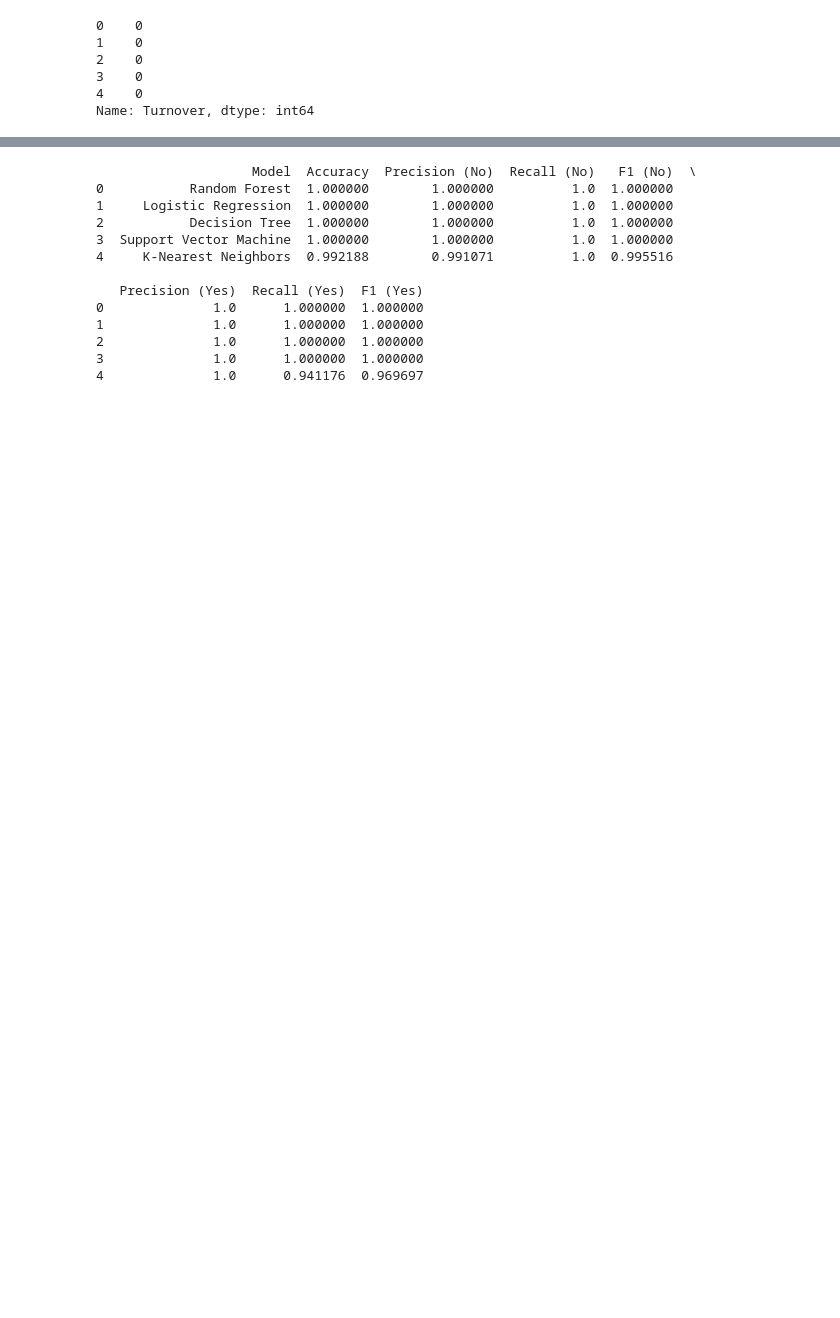
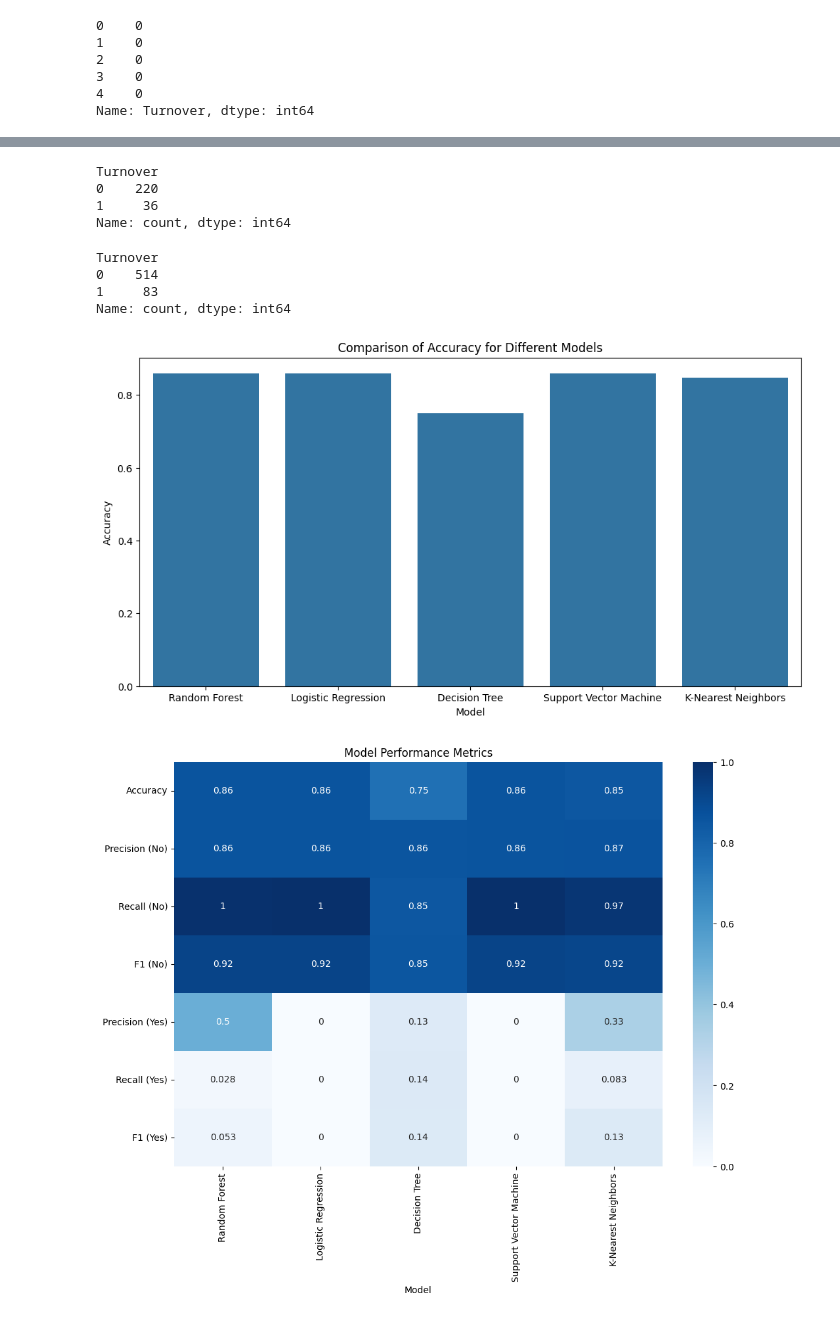
Before and after one commit to Tamirgading/Business-Analytics-Projects, a Jupyter notebook: Employee Performance Analytics/main.ipynb, the cells around one changed output, grey strips where cells are left out. Cells and saved outputs as stored; diff of their text form; code cells hidden in the pictures; blank space fills up the shorter version.

```diff
--- a/Employee Performance Analytics/main.ipynb
+++ b/Employee Performance Analytics/main.ipynb
@@ -302,21 +308,18 @@ os.environ["LOKY_MAX_CPU_COUNT"] = "4"  # Ganti dengan jumlah core yang ingin An
+# %%
+print(y_test.value_counts())
+# %% [output]
+Turnover
+0    220
+1     36
+Name: count, dtype: int64
+# %%
+print(y_train.value_counts())
+# %% [output]
+Turnover
+0    514
+1     83
+Name: count, dtype: int64
 # %%
-import pandas as pd
-from sklearn.preprocessing import MinMaxScaler
-from sklearn.model_selection import train_test_split
-from sklearn.ensemble import RandomForestClassifier
-from sklearn.linear_model import LogisticRegression
-from sklearn.tree import DecisionTreeClassifier
-from sklearn.svm import SVC
-from sklearn.neighbors import KNeighborsClassifier
-from sklearn.metrics import classification_report
-
-# Memisahkan fitur dan label
-X = df.drop(columns=['Turnover'])
-y = df['Turnover']
-
-# Membagi data menjadi set pelatihan dan set pengujian
-X_train, X_test, y_train, y_test = train_test_split(X, y, test_size=0.3, random_state=42)
-
 # Menstandarisasi fitur menggunakan Min-Max Scaling
 scaler = MinMaxScaler()
 X_train_scaled = scaler.fit_transform(X_train)  # Fit dan transform pada data pelatihan
@@ -351,22 +354,24 @@ for name, model in models.items():
         'Recall (Yes)': report['1']['recall'],
         'F1 (Yes)': report['1']['f1-score']
     }, ignore_index=True)
-
-print(results)
-# %% [output]
-                    Model  Accuracy  Precision (No)  Recall (No)   F1 (No)  \
-0           Random Forest  1.000000        1.000000          1.0  1.000000
-1     Logistic Regression  1.000000        1.000000          1.0  1.000000
-2           Decision Tree  1.000000        1.000000          1.0  1.000000
-3  Support Vector Machine  1.000000        1.000000          1.0  1.000000
-4     K-Nearest Neighbors  0.992188        0.991071          1.0  0.995516
-
-   Precision (Yes)  Recall (Yes)  F1 (Yes)
-0              1.0      1.000000  1.000000
-1              1.0      1.000000  1.000000
-2              1.0      1.000000  1.000000
-3              1.0      1.000000  1.000000
-4              1.0      0.941176  0.969697
+# %%
+import seaborn as sns
+import matplotlib.pyplot as plt
+
+# Plot bar chart untuk Accuracy
+plt.figure(figsize=(12, 6))
+sns.barplot(x='Model', y='Accuracy', data=results)
+plt.title('Comparison of Accuracy for Different Models')
+plt.show()
+
+# Plot heatmap untuk Precision, Recall, F1
+plt.figure(figsize=(12, 8))
+sns.heatmap(results.set_index('Model').T, annot=True, cmap='Blues')
+plt.title('Model Performance Metrics')
+plt.show()
+# %% [output]
+[figure, added]
+[figure, added]
 # %%
 results
 # %% [output]
```
Also changed, not shown: parts of 12 cells of this notebook, 1 other file.
